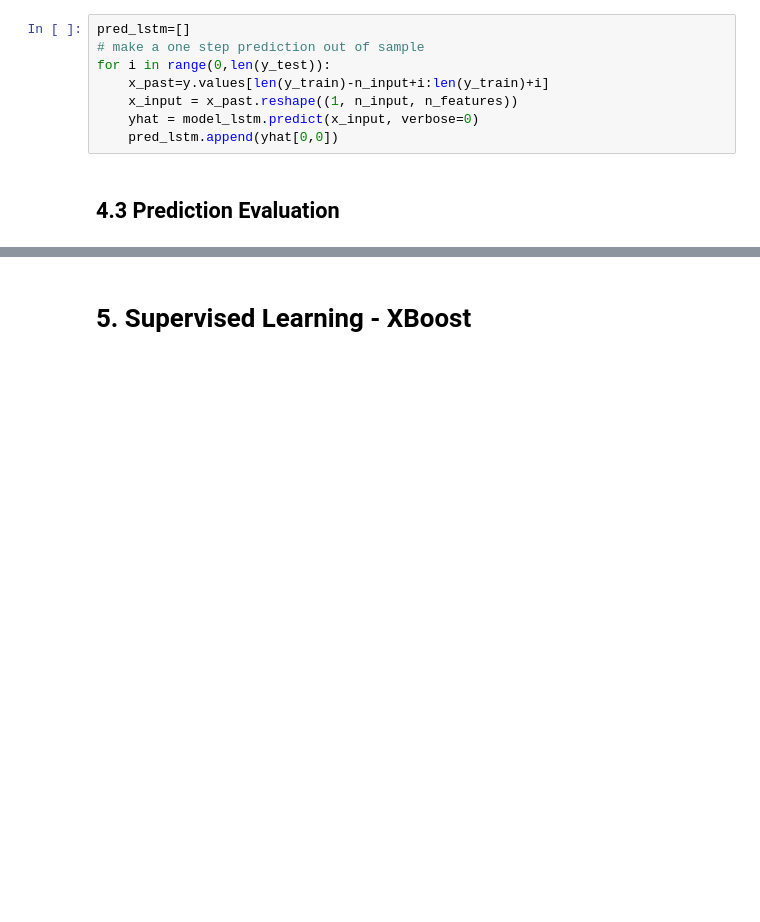
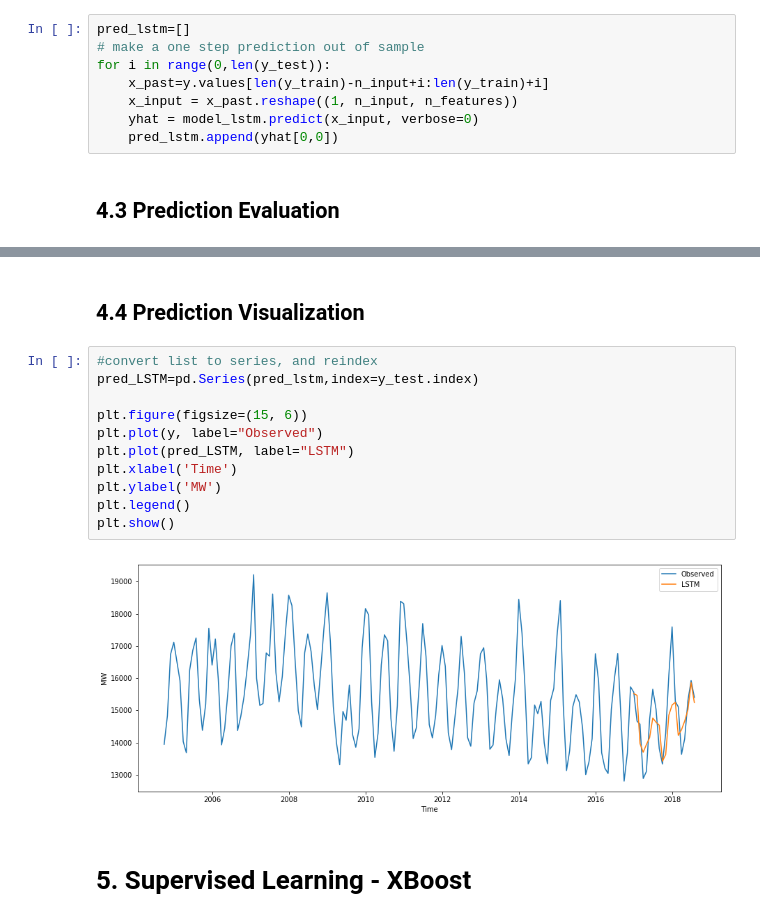
Before and after one commit to kaziahosunhabibripon/Time-Series, a Jupyter notebook: Energy-Consumption-29.ipynb, the cells around one changed output, grey strips where cells are left out. Saved outputs shown, nothing was run; the diff lists cells and outputs as text; blank space fills up the shorter version.

```diff
--- a/Energy-Consumption-29.ipynb
+++ b/Energy-Consumption-29.ipynb
@@ -582,3 +588,18 @@ The Mean Absolute Percentage Error (MAPE) of our forecasts is 4.27%
+# %% [markdown]
+## 4.4 Prediction Visualization
+# %%
+#convert list to series, and reindex
+pred_LSTM=pd.Series(pred_lstm,index=y_test.index)
+
+plt.figure(figsize=(15, 6))
+plt.plot(y, label="Observed")
+plt.plot(pred_LSTM, label="LSTM")
+plt.xlabel('Time')
+plt.ylabel('MW')
+plt.legend()
+plt.show()
+# %% [output]
+[figure, added]
 # %% [markdown]
 # 5. Supervised Learning - XBoost
 # %% [markdown]
```
Also changed, not shown: parts of 45 cells of this notebook.
